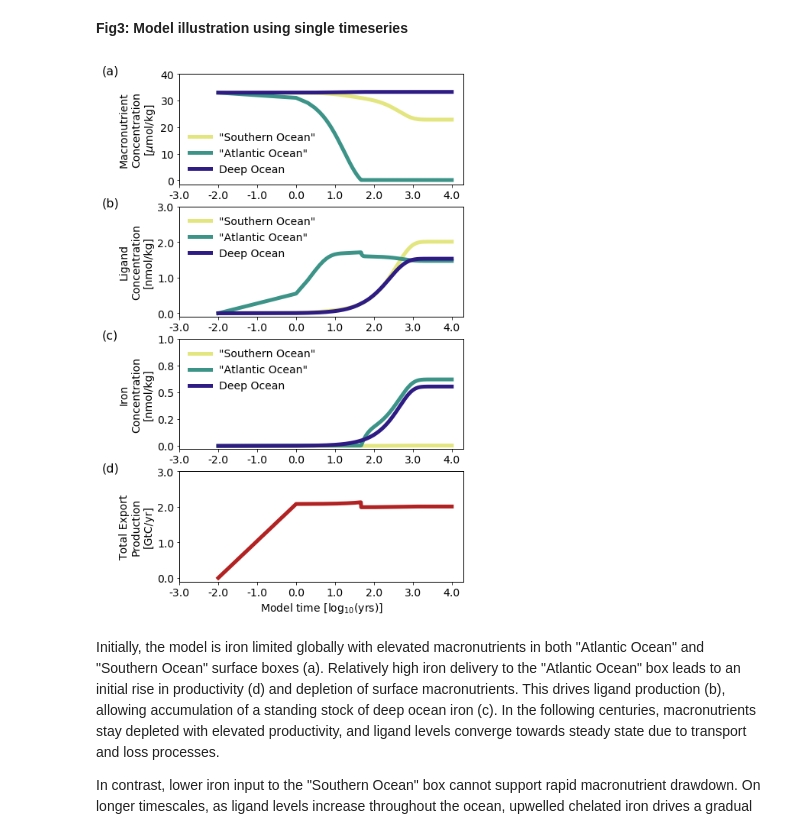
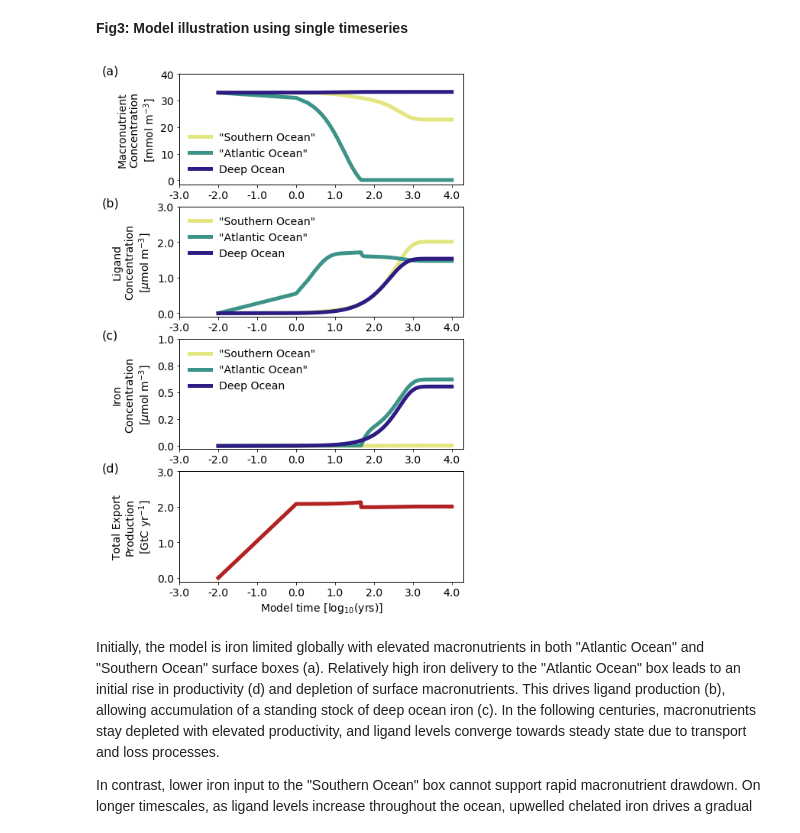
Before and after one commit to seamanticscience/Lauderdale_etal_2020_PNAS, a Jupyter notebook: boxmodel.ipynb, the cells around one changed output. Saved outputs shown, nothing was run; the diff lists cells and outputs as text; code cells hidden in the pictures.

```diff
--- a/boxmodel.ipynb
+++ b/boxmodel.ipynb
@@ -426,7 +423,7 @@ f3ax1.legend(frameon=False,fontsize=14)
 f3ax1.set_ylim(top=np.ceil(np.max(f3ax1.get_ylim())/10)*10)
 f3ax1.set_xlim(left=-3)
 f3ax1.xaxis.set_major_formatter(FormatStrFormatter('%.1f'))
-f3ax1.set_ylabel("Macronutrient\nConcentration\n[$\mu$mol/kg]",fontsize=14)
+f3ax1.set_ylabel("Macronutrient\nConcentration\n[mmol m$^{-3}$]",fontsize=14)
 f3ax1.text(-5,np.max(f3ax1.get_ylim()),'(a)',fontsize=16)
 
 # Ligands
@@ -441,40 +438,40 @@ f3ax2.set_ylim(top=3)
 f3ax2.set_xlim(left=-3)
 f3ax2.xaxis.set_major_formatter(FormatStrFormatter('%.1f'))
 f3ax2.yaxis.set_major_formatter(FormatStrFormatter('%.1f'))
-f3ax2.set_ylabel("Ligand\nConcentration\n[nmol/kg]",fontsize=14)
+f3ax2.set_ylabel("Ligand\nConcentration\n[$\mu$mol m$^{-3}$]",fontsize=14)
 #f3ax2.set_xlabel("Model time [log$_{10}$(yrs)]",fontsize=14)
 f3ax2.text(-5,np.max(f3ax2.get_ylim()),'(b)',fontsize=16)
 
 # Iron
 # SO
 f3ax3.plot(np.log10(timeseries_tim),timeseries_fso,color=mycm(240),linewidth=5,label="\"Southern Ocean\"")
 # AO
 f3ax3.plot(np.log10(timeseries_tim),timeseries_fna,color=mycm(128),linewidth=5,label="\"Atlantic Ocean\"")
 # DO
 f3ax3.plot(np.log10(timeseries_tim),timeseries_fdo,color=mycm(10),linewidth=5,label="Deep Ocean")
 f3ax3.legend(frameon=False,fontsize=14)
 f3ax3.set_ylim(top=np.ceil(np.max(f3ax3.get_ylim())))
 f3ax3.set_xlim(left=-3)
 f3ax3.xaxis.set_major_formatter(FormatStrFormatter('%.1f'))
 f3ax3.yaxis.set_major_formatter(FormatStrFormatter('%.1f'))
-f3ax3.set_ylabel("Iron\nConcentration\n[nmol/kg]",fontsize=14)
+f3ax3.set_ylabel("Iron\nConcentration\n[$\mu$mol m$^{-3}$]",fontsize=14)
 f3ax3.text(-5,np.max(f3ax3.get_ylim()),'(c)',fontsize=16)
 
 f3ax4.plot(np.log10(timeseries_tim),timeseries_exp,color='firebrick',linewidth=5,label="\"Southern\"+\"Atlantic\"")
 #f3ax4.legend(frameon=False,fontsize=14)
 f3ax4.set_ylim(top=np.ceil(np.max(f3ax4.get_ylim())))
 f3ax4.set_xlim(left=-3)
 f3ax4.xaxis.set_major_formatter(FormatStrFormatter('%.1f'))
 f3ax4.yaxis.set_major_formatter(FormatStrFormatter('%.1f'))
-f3ax4.set_ylabel("Total Export\nProduction\n[GtC/yr]",fontsize=14)
+f3ax4.set_ylabel("Total Export\nProduction\n[GtC yr$^{-1}$]",fontsize=14)
 f3ax4.set_xlabel("Model time [log$_{10}$(yrs)]",fontsize=14)
 f3ax4.text(-5,np.max(f3ax4.get_ylim()),'(d)',fontsize=16)
 
 plt.show()
 fig3.savefig('illustration_of_feedback.'+figfmt,format=figfmt,facecolor=fig3.get_facecolor(), edgecolor='none',bbox_inches='tight')
 plt.close()
 # %% [output]
-[figure, old version]
+[figure, new version]
 # %% [markdown]
 Initially, the model is iron limited globally with elevated macronutrients in both "Atlantic Ocean" and "Southern Ocean" surface boxes (a). Relatively high iron delivery to the "Atlantic Ocean" box leads to an initial rise in productivity (d) and depletion of surface macronutrients. This drives ligand production (b), allowing accumulation of a standing stock of deep ocean iron (c). In the following centuries, macronutrients stay depleted with elevated productivity, and ligand levels converge towards steady state due to transport and loss processes.
 
```
Also changed, not shown: parts of 9 cells of this notebook, 3 other files.
